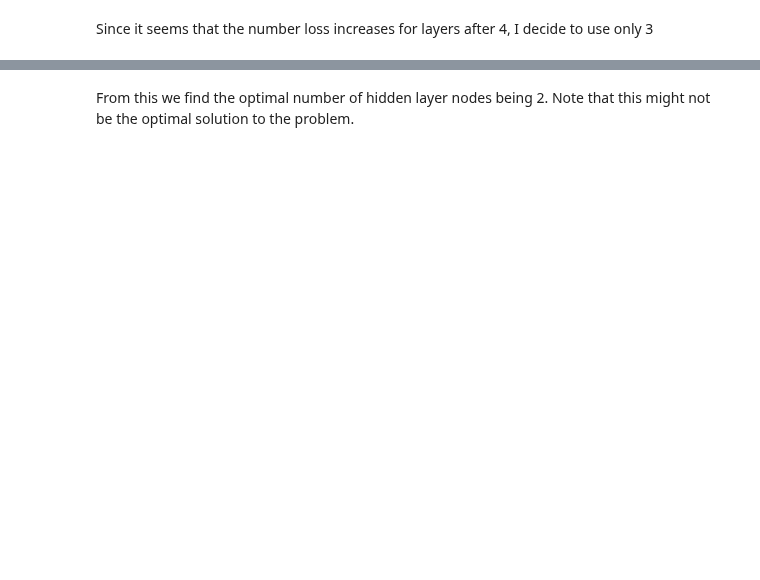
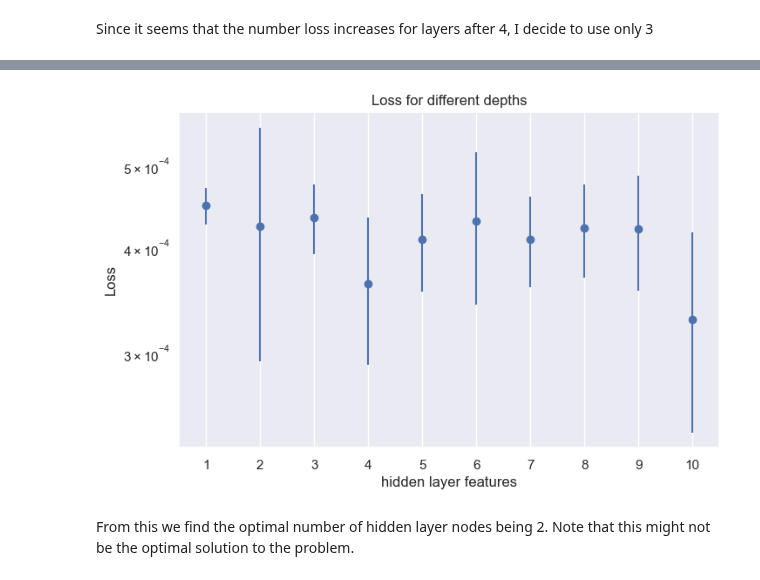
Before and after one commit to GerbenBeintema/gym-unbalanced-disk, a Jupyter notebook: OptimalNarx.ipynb, the cells around one changed output, grey strips where cells are left out. Drawn from its saved outputs; the diff is of its cells as text; code cells hidden in the pictures; blank space fills up the shorter version.

Commit message:
Add errorbars to Hidden features

```diff
--- a/OptimalNarx.ipynb
+++ b/OptimalNarx.ipynb
@@ -193,15 +223,17 @@ plt.show()
 # %%
 store_loss3_outfeatures2 = np.genfromtxt("store_loss3_withError.csv", delimiter=',')
 ym = np.mean(store_loss3_outfeatures2, axis=1)
 ys = np.std(store_loss3_outfeatures2, axis=1)
-plt.errorbar(x=np.arange(1, 6), y=store[:,0], yerr=store[:,1], fmt='o')
+plt.errorbar(x=np.arange(1, 11), y=ym, yerr=ys, fmt='o')
 plt.yscale('log')
-plt.xlabel('Depth')
+plt.xlabel('hidden layer features')
 plt.ylabel('Loss')
 plt.title('Loss for different depths')
-plt.xticks(np.arange(1, 6))
-plt.xlim(0.5, 5.5)
+plt.xticks(np.arange(1, 11))
+plt.xlim(0.5, 10.5)
 plt.show()
+# %% [output]
+[figure, added]
 # %% [markdown]
 From this we find the optimal number of hidden layer nodes being 2.
 Note that this might not be the optimal solution to the problem.
```
Also changed, not shown: parts of 7 cells of this notebook.
